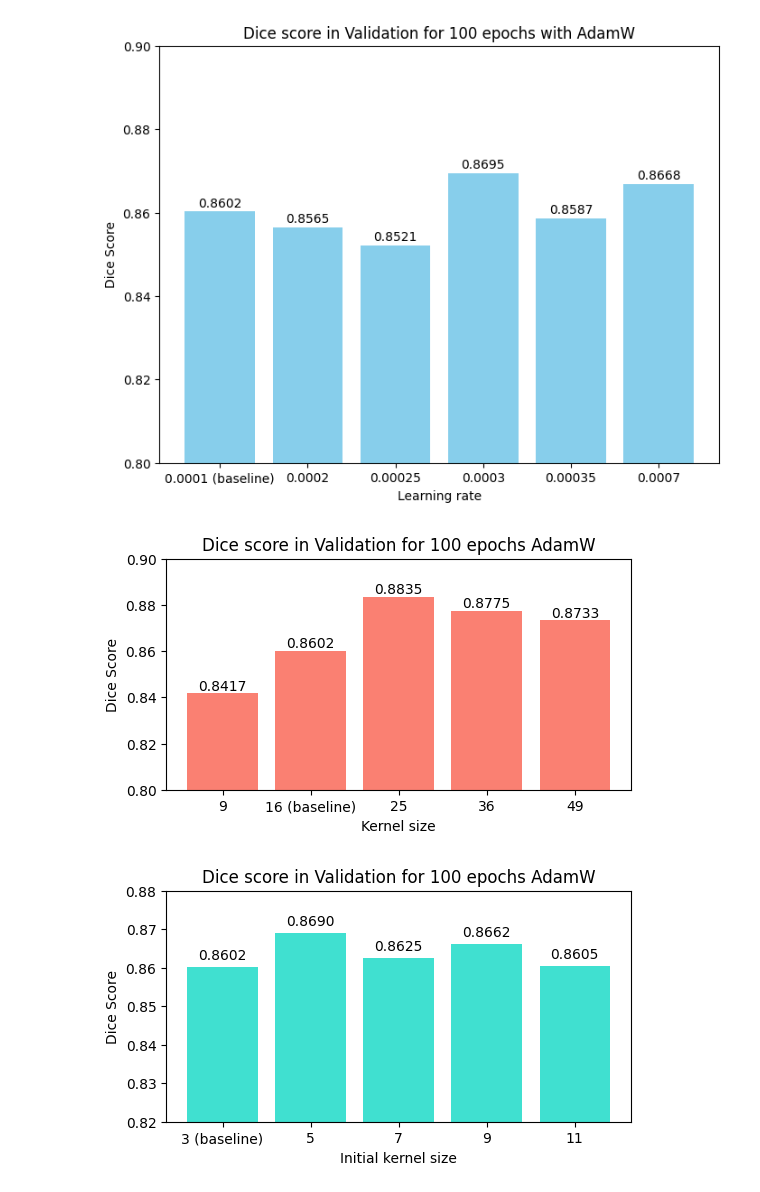
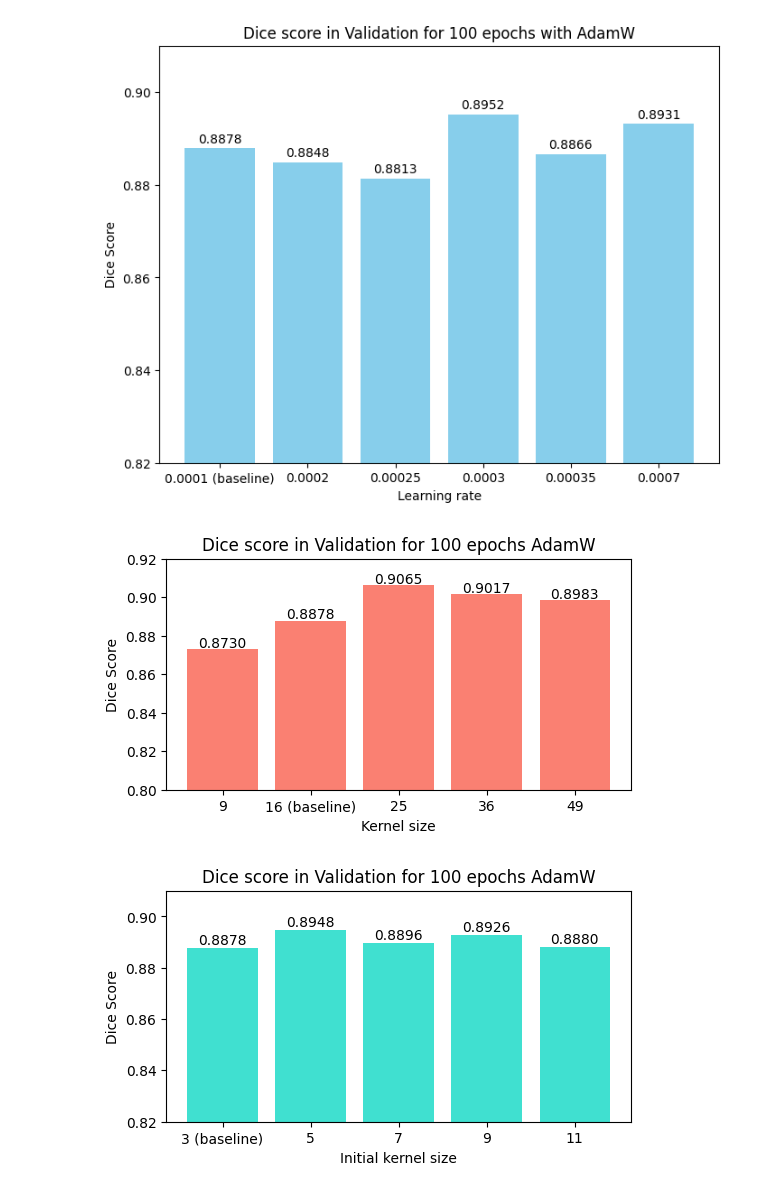
Before and after one commit to HKervadec/ai4mi_project, a Jupyter notebook: plots.ipynb, the cells around one changed output. Drawn from its saved outputs; the diff is of its cells as text; code cells hidden in the pictures.

```diff
--- a/plots.ipynb
+++ b/plots.ipynb
@@ -25,7 +25,7 @@ for lr in lrs:
 
 
     dice_val = np.load(path)
-    score = dice_val[best_epoch, :, 1:].mean()
+    score = dice_val[best_epoch, :, :].mean()
     values.append(score)
 
 # Creating the horizontal bar plot
@@ -69,13 +69,13 @@ for lr in lrs:
 
 
     dice_val = np.load(path)
-    score = dice_val[best_epoch, :, 1:].mean()
+    score = dice_val[best_epoch, :, :].mean()
     values.append(score)
 
 # Creating the horizontal bar plot
 plt.figure(figsize=(6, 2))
 bars=plt.barh(labels, values, color='mediumaquamarine')
-plt.xlim(0.8, 0.88)  # Set x-axis range to display scores from 0.8 to 0.9
+plt.xlim(0.8, 0.92)  # Set x-axis range to display scores from 0.8 to 0.9
 plt.title("Dice Score in Validation for 100 epochs")
 # plt.ylabel("Optimizer")
 plt.xlabel("Dice Score")
@@ -109,13 +109,13 @@ for lr in lrs:
 
 
     dice_val = np.load(path)
-    score = dice_val[best_epoch, :, 1:].mean()
+    score = dice_val[best_epoch, :, :].mean()
     values.append(score)
 
 # Creating the horizontal bar plot
 plt.figure(figsize=(10, 3))
 bars=plt.barh(labels, values, color='plum')
-plt.xlim(0.8, 0.9)  # Set x-axis range to display scores from 0.8 to 0.9
+plt.xlim(0.8, 0.91)  # Set x-axis range to display scores from 0.8 to 0.9
 plt.title("Dice Score in Validation for 100 epochs")
 plt.ylabel("Optimizer")
 plt.xlabel("Dice Score")
@@ -152,13 +152,13 @@ for lr in lrs:
             best_epoch = int(file.read().strip())
 
     dice_val = np.load(path)
-    score =  dice_val[best_epoch, :, 1:].mean()
+    score =  dice_val[best_epoch, :, :].mean()
     values.append(score)
 
 # Creating the vertical bar plot
 plt.figure(figsize=(8, 6))
 bars = plt.bar(labels, values, color='skyblue')
-plt.ylim(0.8, 0.9)  # Set y-axis range from 0 to 1
+plt.ylim(0.82, 0.91)  # Set y-axis range from 0 to 1
 plt.title("Dice score in Validation for 100 epochs with AdamW")
 plt.xlabel("Learning rate")
 plt.ylabel("Dice Score")
@@ -167,7 +167,7 @@ for bar, value in zip(bars, values):
              va='center', ha='center', color='black')
 plt.show()
 # %% [output]
-[figure, old version]
+[figure, new version]
 # %%
 kernels = ["nine", "peo", "twentyfive", "thirtysix",  "fortynine"]
 
@@ -177,36 +177,36 @@ import numpy as np
 labels = []
 values = []
 for lr, la in zip(kernels,["9", "16 (baseline)", "25","36","49"]):
     label = la
     labels.append(label)
 
     if la == "16 (baseline)":
         path= "results/baseline100epochs/"+ "/dice_val.npy"
         with open("results/baseline100epochs/" +'/best_epoch.txt', 'r') as file:
             best_epoch = int(file.read().strip())
     else:
         path = "results/AdamW/kernels/" + str(lr) + "/dice_val.npy"
         with open("results/AdamW/kernels/" + str(lr) +'/best_epoch.txt', 'r') as file:
             best_epoch = int(file.read().strip())
 
     dice_val = np.load(path)
-    score =  dice_val[best_epoch, :, 1:].mean()
+    score =  dice_val[best_epoch, :, :].mean()
     values.append(score)
 
 # Creating the vertical bar plot
 plt.figure(figsize=(6,3))
 bars=plt.bar(labels, values, color='salmon')
-plt.ylim(0.8, 0.9)  # Set y-axis range from 0 to 1
+plt.ylim(0.8, 0.92)  # Set y-axis range from 0 to 1
 plt.title("Dice score in Validation for 100 epochs AdamW")
 plt.xlabel("Kernel size")
 plt.ylabel("Dice Score")
 for bar, value in zip(bars, values):
     plt.text(bar.get_x() + (bar.get_width() / 2), value + 0.003,  f'{value:.4f}',
              va='center', ha='center', color='black')
 plt.show()
 plt.show()
 # %% [output]
-[figure, old version]
+[figure, new version]
 # %%
 kernels = ["baseline","five","seven", "nine",  "eleven"]
 
@@ -228,13 +228,13 @@ for lr, la in zip(kernels,["3 (baseline)","5","7","9","11"]):
             best_epoch = int(file.read().strip())
 
     dice_val = np.load(path)
-    score =  dice_val[best_epoch, :, 1:].mean()
+    score =  dice_val[best_epoch, :, :].mean()
     values.append(score)
 
 # Creating the vertical bar plot
 plt.figure(figsize=(6,3))
 bars=plt.bar(labels, values, color='turquoise')
-plt.ylim(0.82, 0.88)  # Set y-axis range from 0 to 1
+plt.ylim(0.82, 0.91)  # Set y-axis range from 0 to 1
 plt.title("Dice score in Validation for 100 epochs AdamW")
 plt.xlabel("Initial kernel size")
 plt.ylabel("Dice Score")
@@ -244,4 +244,4 @@ for bar, value in zip(bars, values):
 plt.show()
 plt.show()
 # %% [output]
-[figure, old version]
+[figure, new version]
```
Also changed, not shown: parts of 3 cells of this notebook.
